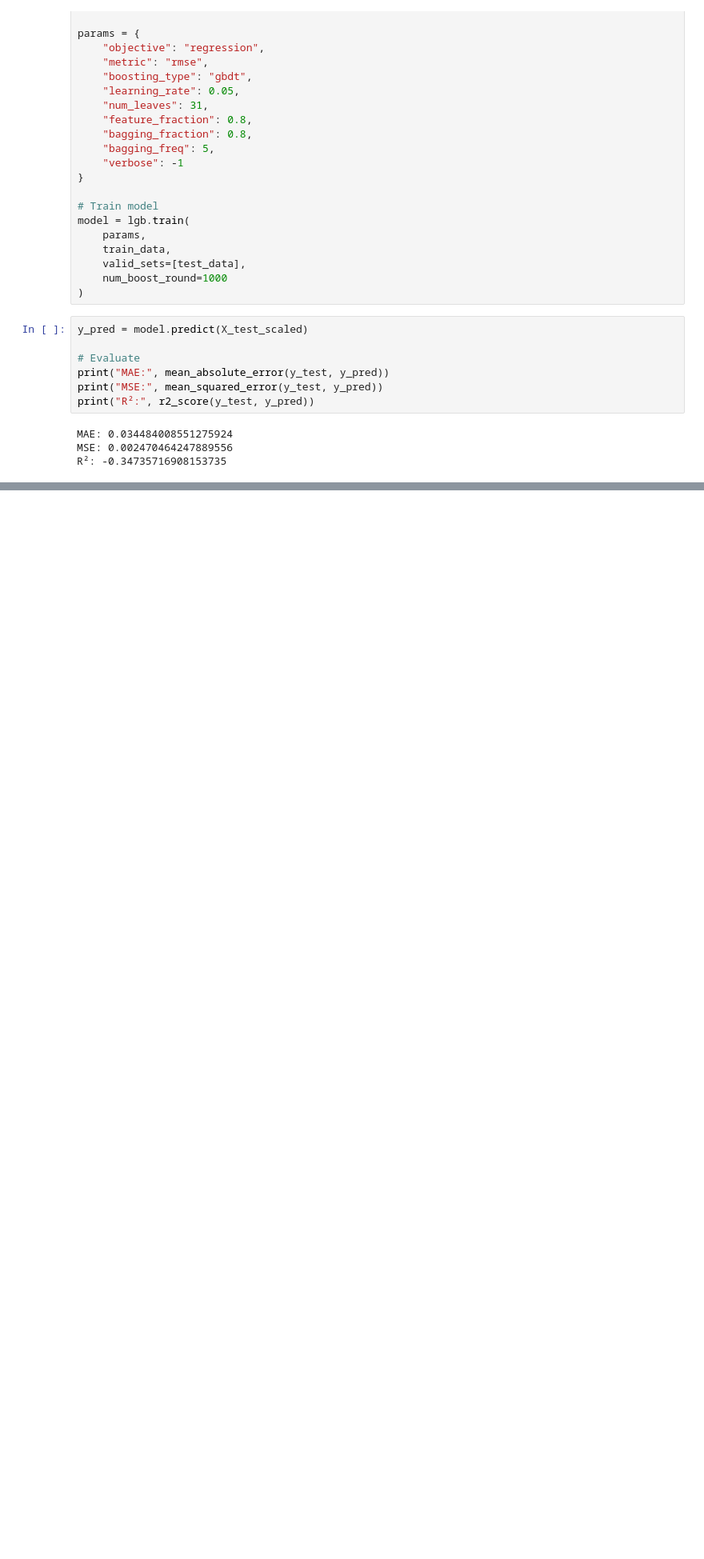
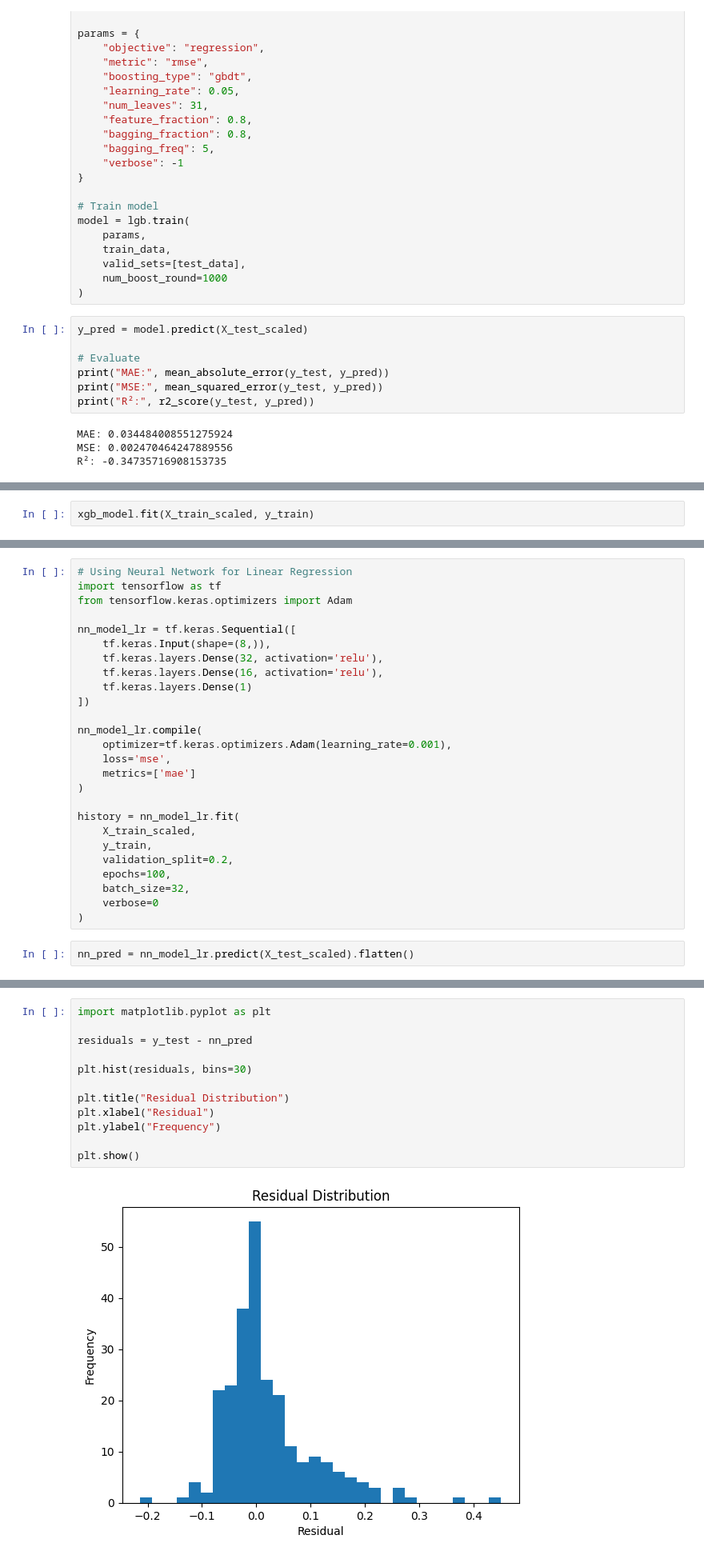
Before and after one commit to monay797/intel-daily-stock-price-prediction, a Jupyter notebook: notebooks/training-models.ipynb, the cells around one changed output, grey strips where cells are left out. Shown at 80% size. Saved outputs shown, nothing was run; the diff lists cells and outputs as text; blank space fills up the shorter version.

Commit message:
Adding other models

```diff
--- a/notebooks/training-models.ipynb
+++ b/notebooks/training-models.ipynb
@@ -160,0 +171,2 @@ print(sklearn.__version__)
+# %%
+xgb_model.fit(X_train_scaled, y_train)
@@ -160,0 +237,28 @@ print(sklearn.__version__)
+# %%
+# Using Neural Network for Linear Regression
+import tensorflow as tf
+from tensorflow.keras.optimizers import Adam
+
+nn_model_lr = tf.keras.Sequential([
+    tf.keras.Input(shape=(8,)),
+    tf.keras.layers.Dense(32, activation='relu'),
+    tf.keras.layers.Dense(16, activation='relu'),
+    tf.keras.layers.Dense(1)
+])
+
+nn_model_lr.compile(
+    optimizer=tf.keras.optimizers.Adam(learning_rate=0.001),
+    loss='mse',
+    metrics=['mae']
+)
+
+history = nn_model_lr.fit(
+    X_train_scaled,
+    y_train,
+    validation_split=0.2,
+    epochs=100,
+    batch_size=32,
+    verbose=0
+)
+# %%
+nn_pred = nn_model_lr.predict(X_test_scaled).flatten()
@@ -160,0 +267,14 @@ print(sklearn.__version__)
+# %%
+import matplotlib.pyplot as plt
+
+residuals = y_test - nn_pred
+
+plt.hist(residuals, bins=30)
+
+plt.title("Residual Distribution")
+plt.xlabel("Residual")
+plt.ylabel("Frequency")
+
+plt.show()
+# %% [output]
+[figure, added]
```
Also changed, not shown: parts of 12 cells of this notebook.
